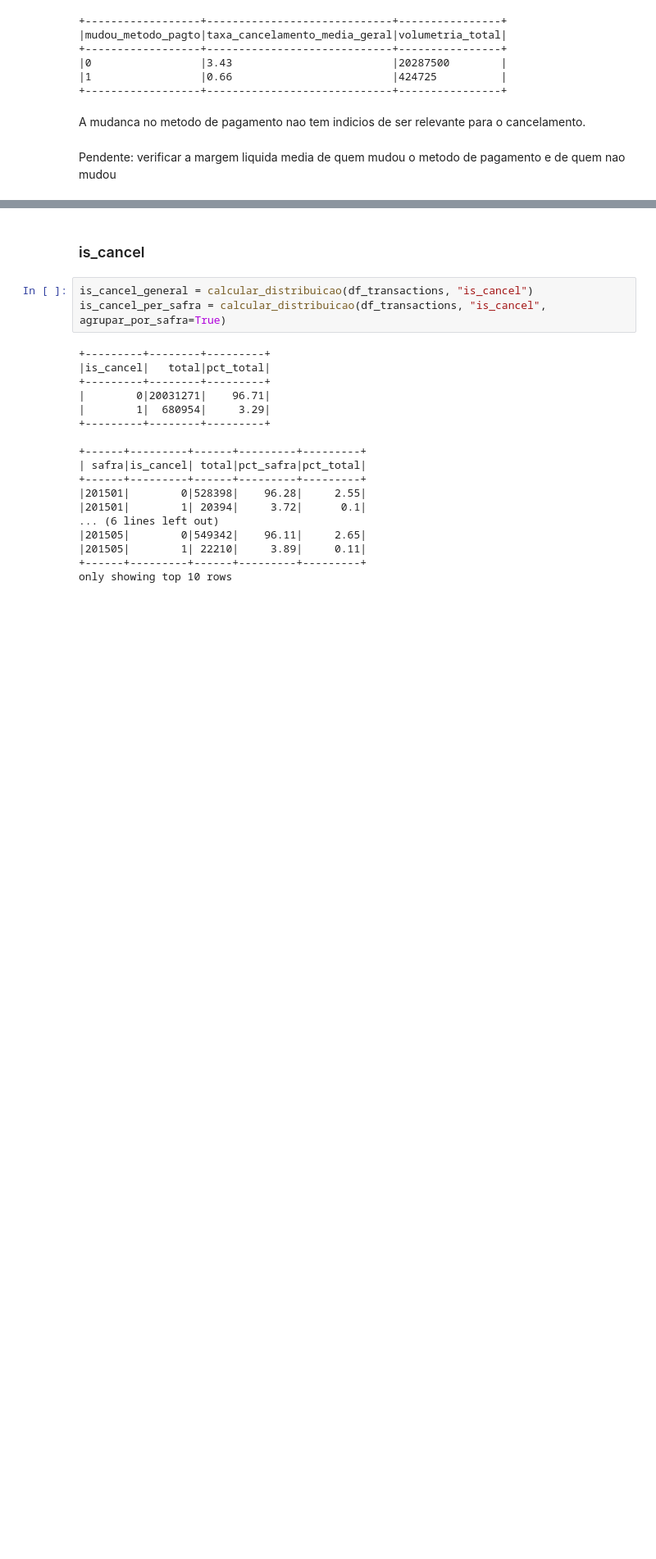
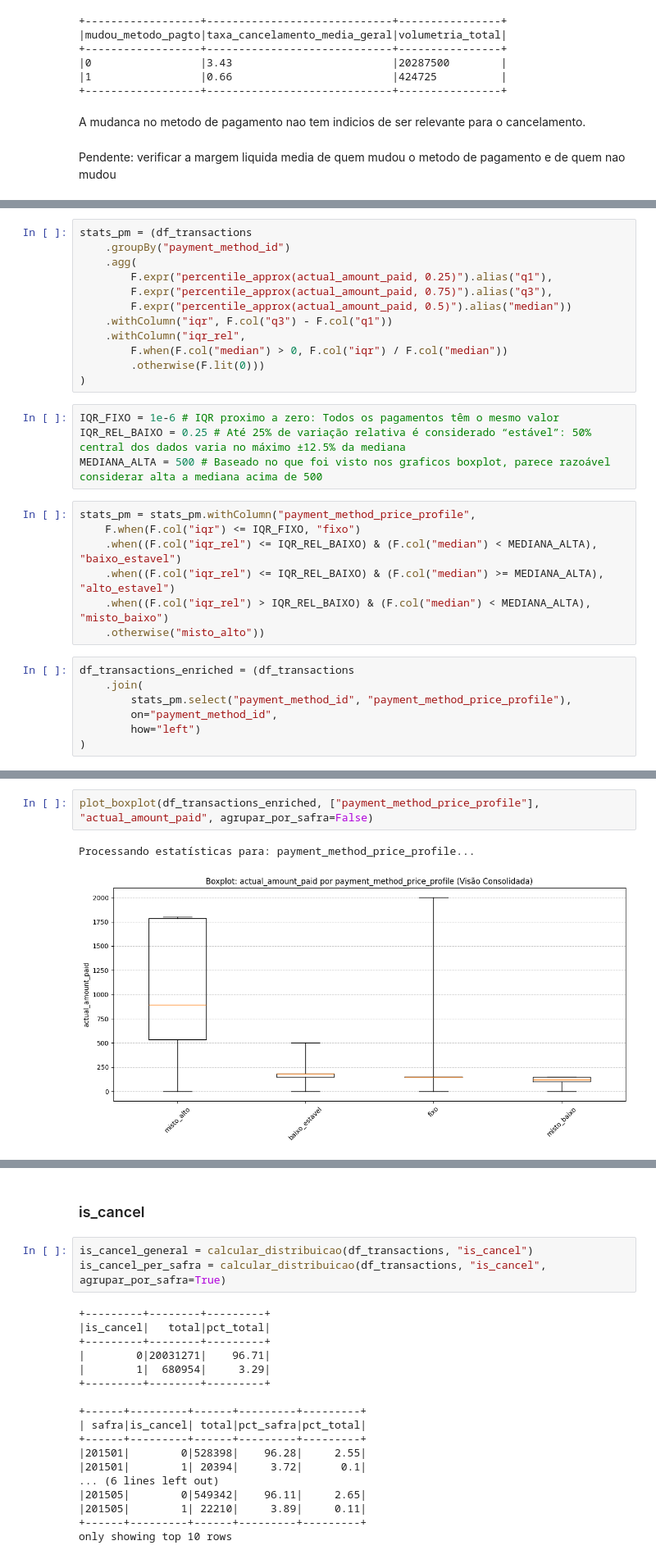
Before and after one commit to GuMauriz/datamaster, a Jupyter notebook: project.ipynb, the cells around one changed output, grey strips where cells are left out. Shown at 82% size. Saved outputs shown, nothing was run; the diff lists cells and outputs as text; blank space fills up the shorter version.

```diff
--- a/project.ipynb
+++ b/project.ipynb
@@ -1223,0 +1354,30 @@ Pendente: verificar a margem liquida media de quem mudou o metodo de pagamento e
+# %%
+stats_pm = (df_transactions
+    .groupBy("payment_method_id")
+    .agg(
+        F.expr("percentile_approx(actual_amount_paid, 0.25)").alias("q1"),
+        F.expr("percentile_approx(actual_amount_paid, 0.75)").alias("q3"),
+        F.expr("percentile_approx(actual_amount_paid, 0.5)").alias("median"))
+    .withColumn("iqr", F.col("q3") - F.col("q1"))
+    .withColumn("iqr_rel",
+        F.when(F.col("median") > 0, F.col("iqr") / F.col("median"))
+        .otherwise(F.lit(0)))
+)
+# %%
+IQR_FIXO = 1e-6 # IQR proximo a zero: Todos os pagamentos têm o mesmo valor
+IQR_REL_BAIXO = 0.25 # Até 25% de variação relativa é considerado “estável”: 50% central dos dados varia no máximo ±12.5% da mediana
+MEDIANA_ALTA = 500 # Baseado no que foi visto nos graficos boxplot, parece razoável considerar alta a mediana acima de 500
+# %%
+stats_pm = stats_pm.withColumn("payment_method_price_profile",
+    F.when(F.col("iqr") <= IQR_FIXO, "fixo")
+    .when((F.col("iqr_rel") <= IQR_REL_BAIXO) & (F.col("median") < MEDIANA_ALTA), "baixo_estavel")
+    .when((F.col("iqr_rel") <= IQR_REL_BAIXO) & (F.col("median") >= MEDIANA_ALTA), "alto_estavel")
+    .when((F.col("iqr_rel") > IQR_REL_BAIXO) & (F.col("median") < MEDIANA_ALTA), "misto_baixo")
+    .otherwise("misto_alto"))
+# %%
+df_transactions_enriched = (df_transactions
+    .join(
+        stats_pm.select("payment_method_id", "payment_method_price_profile"),
+        on="payment_method_id",
+        how="left")
+)
@@ -1223,0 +1411,5 @@ Pendente: verificar a margem liquida media de quem mudou o metodo de pagamento e
+# %%
+plot_boxplot(df_transactions_enriched, ["payment_method_price_profile"], "actual_amount_paid", agrupar_por_safra=False)
+# %% [output]
+Processando estatísticas para: payment_method_price_profile...
+[figure, added]
```
Also changed, not shown: parts of 24 cells of this notebook.
